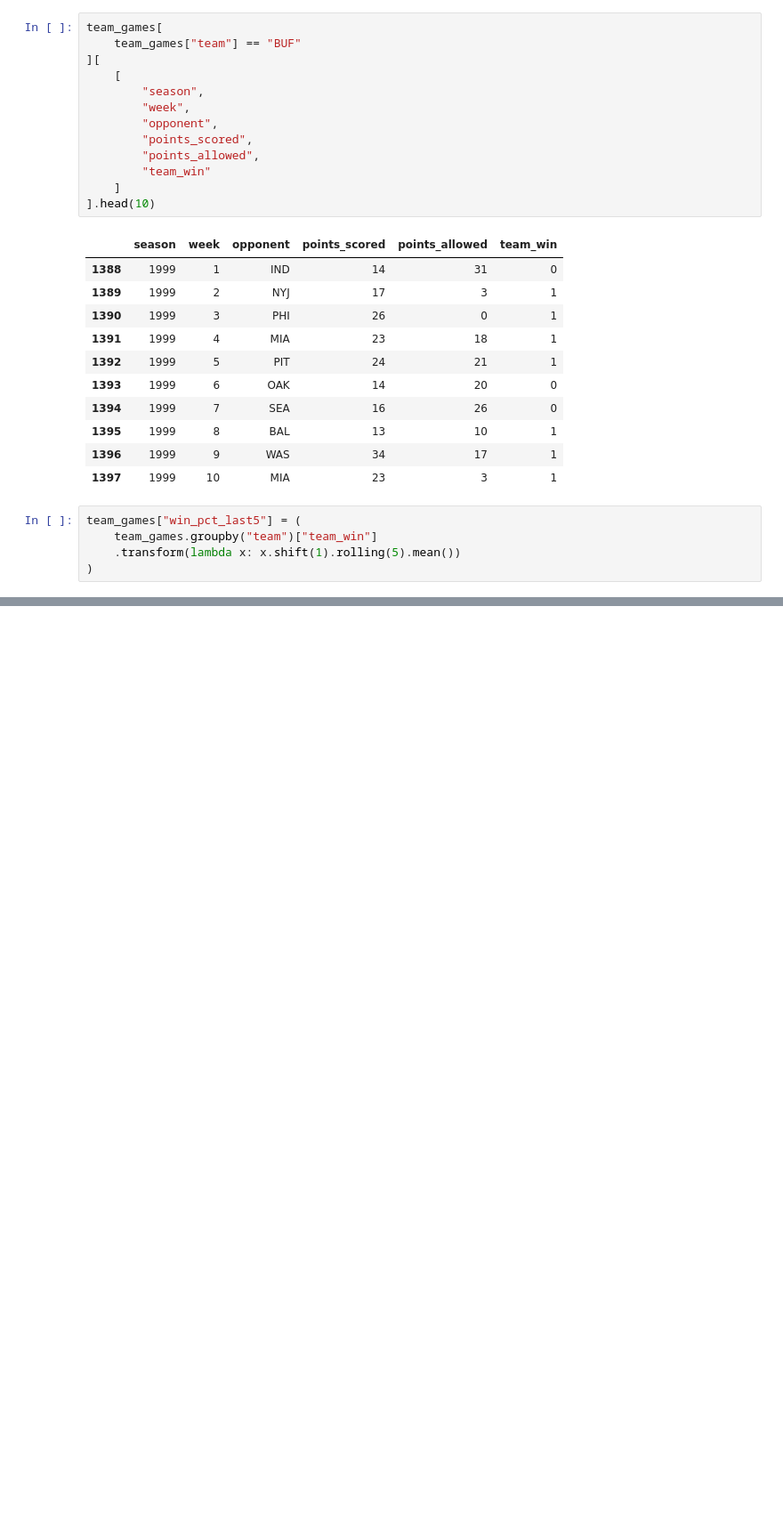
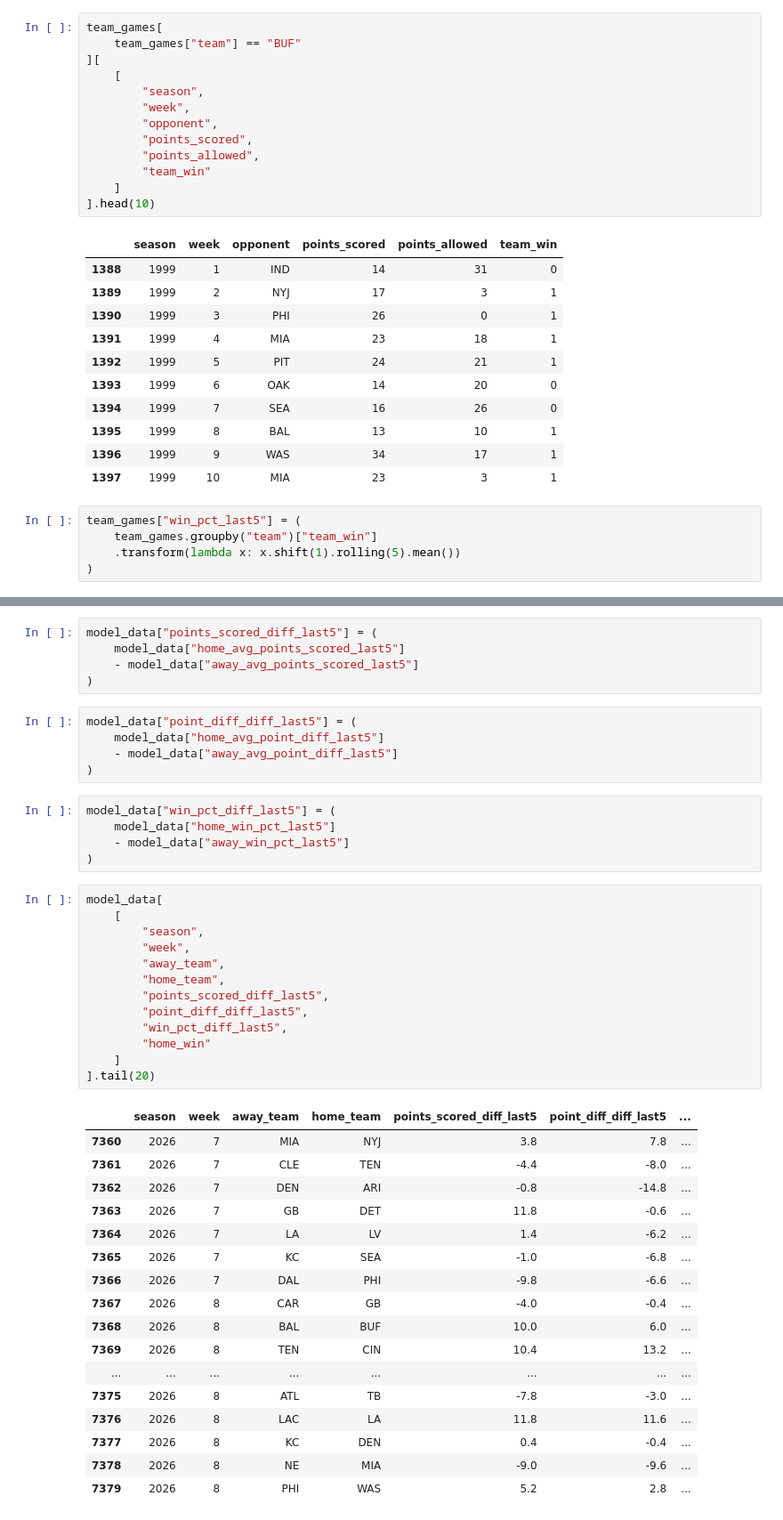
Before and after one commit to GarnetFisherman/nfl-game-prediction, a Jupyter notebook: notebooks/01_explore_nfl_data.ipynb, the cells around one changed output, grey strips where cells are left out. Shown at 89% size. Saved outputs shown, nothing was run; the diff lists cells and outputs as text; blank space fills up the shorter version.

```diff
--- a/notebooks/01_explore_nfl_data.ipynb
+++ b/notebooks/01_explore_nfl_data.ipynb
@@ -657,0 +800,46 @@ team_games[
+# %%
+model_data["points_scored_diff_last5"] = (
+    model_data["home_avg_points_scored_last5"]
+    - model_data["away_avg_points_scored_last5"]
+)
+# %%
+model_data["point_diff_diff_last5"] = (
+    model_data["home_avg_point_diff_last5"]
+    - model_data["away_avg_point_diff_last5"]
+)
+# %%
+model_data["win_pct_diff_last5"] = (
+    model_data["home_win_pct_last5"]
+    - model_data["away_win_pct_last5"]
+)
+# %%
+model_data[
+    [
+        "season",
+        "week",
+        "away_team",
+        "home_team",
+        "points_scored_diff_last5",
+        "point_diff_diff_last5",
+        "win_pct_diff_last5",
+        "home_win"
+    ]
+].tail(20)
+# %% [output]
+|  | season | week | away_team | home_team | points_scored_diff_last5 | point_diff_diff_last5 | ... |
+| 7360 | 2026 | 7 | MIA | NYJ | 3.8 | 7.8 | ... |
+| 7361 | 2026 | 7 | CLE | TEN | -4.4 | -8.0 | ... |
+| 7362 | 2026 | 7 | DEN | ARI | -0.8 | -14.8 | ... |
+| 7363 | 2026 | 7 | GB | DET | 11.8 | -0.6 | ... |
+| 7364 | 2026 | 7 | LA | LV | 1.4 | -6.2 | ... |
+| 7365 | 2026 | 7 | KC | SEA | -1.0 | -6.8 | ... |
+| 7366 | 2026 | 7 | DAL | PHI | -9.8 | -6.6 | ... |
+| 7367 | 2026 | 8 | CAR | GB | -4.0 | -0.4 | ... |
+| 7368 | 2026 | 8 | BAL | BUF | 10.0 | 6.0 | ... |
+| 7369 | 2026 | 8 | TEN | CIN | 10.4 | 13.2 | ... |
+| ... | ... | ... | ... | ... | ... | ... | ... |
+| 7375 | 2026 | 8 | ATL | TB | -7.8 | -3.0 | ... |
+| 7376 | 2026 | 8 | LAC | LA | 11.8 | 11.6 | ... |
+| 7377 | 2026 | 8 | KC | DEN | 0.4 | -0.4 | ... |
+| 7378 | 2026 | 8 | NE | MIA | -9.0 | -9.6 | ... |
+| 7379 | 2026 | 8 | PHI | WAS | 5.2 | 2.8 | ... |
```
Also changed, not shown: parts of 55 cells of this notebook.
